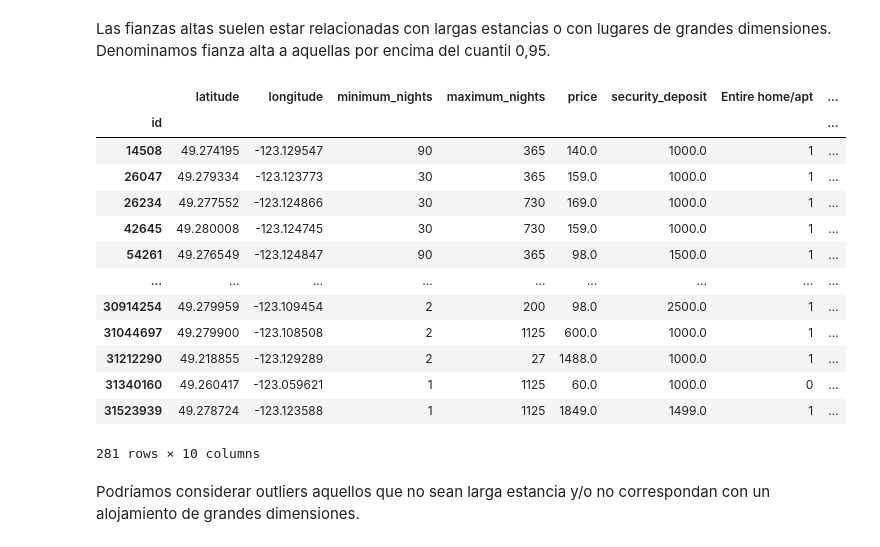
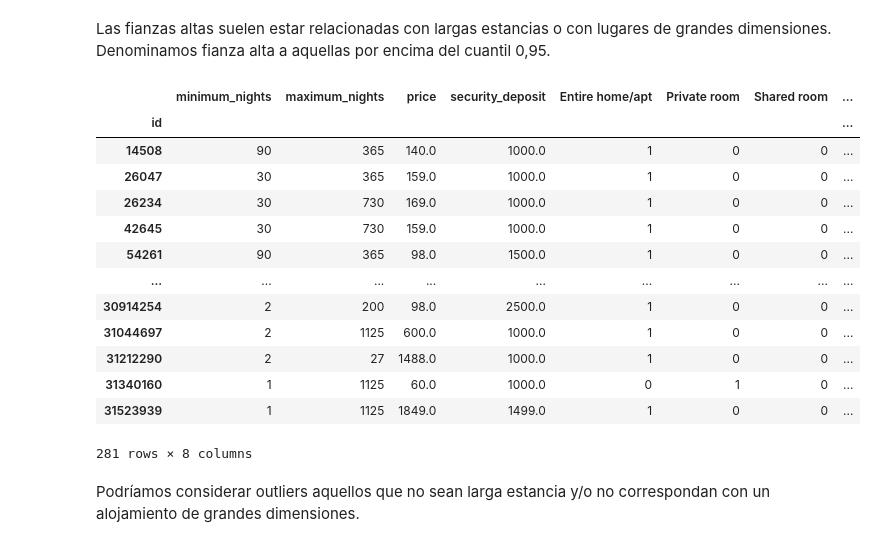
Before and after one commit to sofiamacein/Airbnb_Proyecto, a Jupyter notebook: Airbnb_Sofia.ipynb, the cells around one changed output. Drawn from its saved outputs; the diff is of its cells as text; code cells hidden in the pictures.

```diff
--- a/Airbnb_Sofia.ipynb
+++ b/Airbnb_Sofia.ipynb
@@ -534,26 +534,26 @@ Las fianzas altas suelen estar relacionadas con largas estancias o con lugares d
 # %%
 # Dataframe con fianzas por encima del cualtil 95
 q95 = df['security_deposit'].quantile(0.95)
-df_fianza = df[df['security_deposit']>=q95][['latitude', 'longitude','minimum_nights','maximum_nights',
+df_fianza = df[df['security_deposit']>=q95][['minimum_nights','maximum_nights',
                                              'price','security_deposit','Entire home/apt', 'Private room', 'Shared room']]
 indices = df_fianza.index
 df_fianza['property_type'] = df_original.loc[indices]['property_type']
 df_fianza
 # %% [output]
-|  | latitude | longitude | minimum_nights | maximum_nights | price | security_deposit | Entire home/apt | ... |
+|  | minimum_nights | maximum_nights | price | security_deposit | Entire home/apt | Private room | Shared room | ... |
 | id |  |  |  |  |  |  |  | ... |
-| 14508 | 49.274195 | -123.129547 | 90 | 365 | 140.0 | 1000.0 | 1 | ... |
-| 26047 | 49.279334 | -123.123773 | 30 | 365 | 159.0 | 1000.0 | 1 | ... |
-| 26234 | 49.277552 | -123.124866 | 30 | 730 | 169.0 | 1000.0 | 1 | ... |
-| 42645 | 49.280008 | -123.124745 | 30 | 730 | 159.0 | 1000.0 | 1 | ... |
-| 54261 | 49.276549 | -123.124847 | 90 | 365 | 98.0 | 1500.0 | 1 | ... |
+| 14508 | 90 | 365 | 140.0 | 1000.0 | 1 | 0 | 0 | ... |
+| 26047 | 30 | 365 | 159.0 | 1000.0 | 1 | 0 | 0 | ... |
+| 26234 | 30 | 730 | 169.0 | 1000.0 | 1 | 0 | 0 | ... |
+| 42645 | 30 | 730 | 159.0 | 1000.0 | 1 | 0 | 0 | ... |
+| 54261 | 90 | 365 | 98.0 | 1500.0 | 1 | 0 | 0 | ... |
 | ... | ... | ... | ... | ... | ... | ... | ... | ... |
-| 30914254 | 49.279959 | -123.109454 | 2 | 200 | 98.0 | 2500.0 | 1 | ... |
-| 31044697 | 49.279900 | -123.108508 | 2 | 1125 | 600.0 | 1000.0 | 1 | ... |
-| 31212290 | 49.218855 | -123.129289 | 2 | 27 | 1488.0 | 1000.0 | 1 | ... |
-| 31340160 | 49.260417 | -123.059621 | 1 | 1125 | 60.0 | 1000.0 | 0 | ... |
-| 31523939 | 49.278724 | -123.123588 | 1 | 1125 | 1849.0 | 1499.0 | 1 | ... |
+| 30914254 | 2 | 200 | 98.0 | 2500.0 | 1 | 0 | 0 | ... |
+| 31044697 | 2 | 1125 | 600.0 | 1000.0 | 1 | 0 | 0 | ... |
+| 31212290 | 2 | 27 | 1488.0 | 1000.0 | 1 | 0 | 0 | ... |
+| 31340160 | 1 | 1125 | 60.0 | 1000.0 | 0 | 1 | 0 | ... |
+| 31523939 | 1 | 1125 | 1849.0 | 1499.0 | 1 | 0 | 0 | ... |
-281 rows × 10 columns
+281 rows × 8 columns
 # %% [markdown]
 Podríamos considerar outliers aquellos que no sean larga estancia y/o no correspondan con un alojamiento de grandes dimensiones.
 # %%
```
Also changed, not shown: parts of 22 cells of this notebook.
